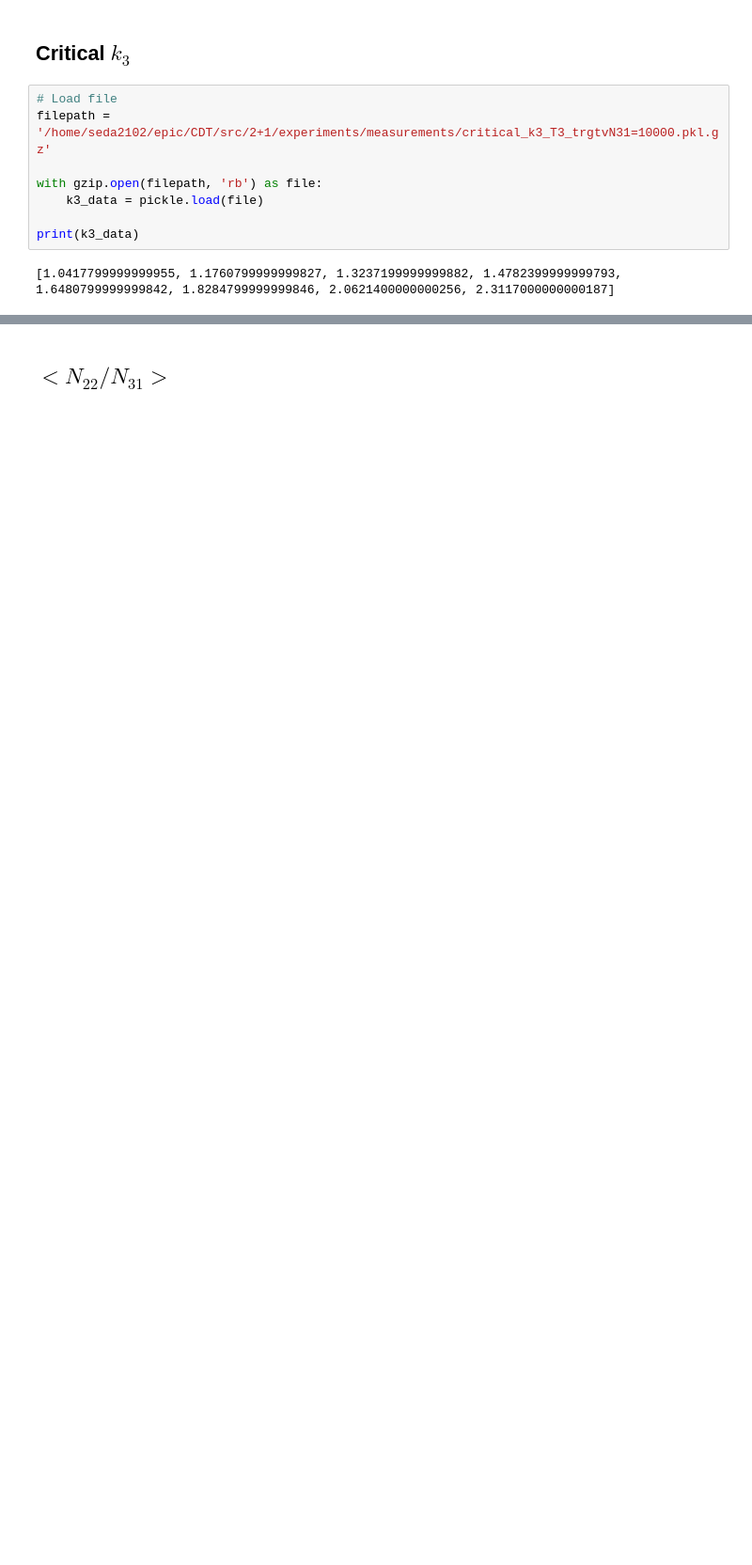
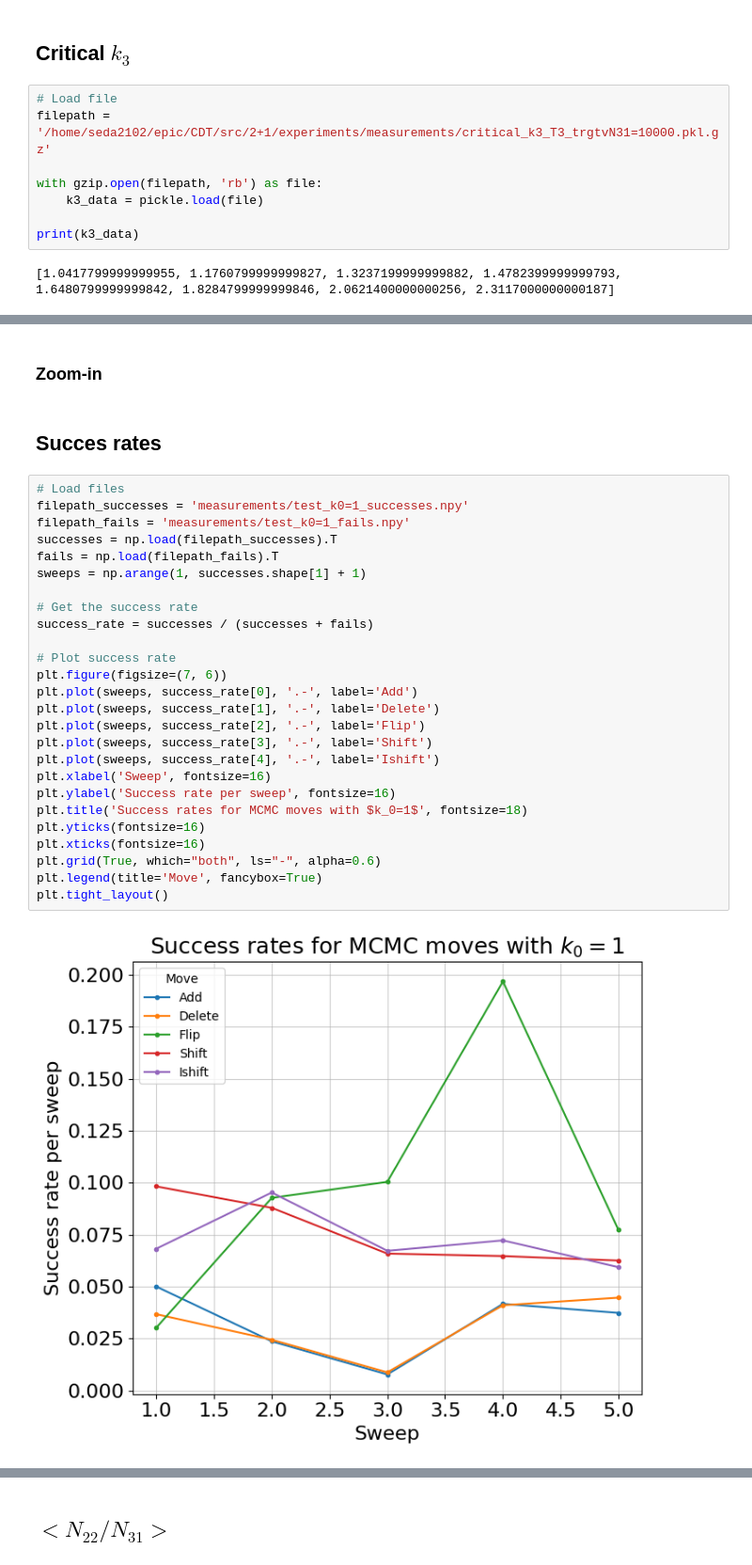
Before and after one commit to sedadenboer/CDT, a Jupyter notebook: src/2+1/experiments/analysis.ipynb, the cells around one changed output, grey strips where cells are left out. Shown: that part at 94% size. Cells and saved outputs as stored; diff of their text form; blank space fills up the shorter version.

```diff
--- a/src/2+1/experiments/analysis.ipynb
+++ b/src/2+1/experiments/analysis.ipynb
@@ -56,0 +78,32 @@ plt.tight_layout()
+# %% [markdown]
+### Zoom-in
+# %% [markdown]
+## Succes rates
+# %%
+# Load files
+filepath_successes = 'measurements/test_k0=1_successes.npy'
+filepath_fails = 'measurements/test_k0=1_fails.npy'
+successes = np.load(filepath_successes).T
+fails = np.load(filepath_fails).T
+sweeps = np.arange(1, successes.shape[1] + 1)
+
+# Get the success rate
+success_rate = successes / (successes + fails)
+
+# Plot success rate
+plt.figure(figsize=(7, 6))
+plt.plot(sweeps, success_rate[0], '.-', label='Add')
+plt.plot(sweeps, success_rate[1], '.-', label='Delete')
+plt.plot(sweeps, success_rate[2], '.-', label='Flip')
+plt.plot(sweeps, success_rate[3], '.-', label='Shift')
+plt.plot(sweeps, success_rate[4], '.-', label='Ishift')
+plt.xlabel('Sweep', fontsize=16)
+plt.ylabel('Success rate per sweep', fontsize=16)
+plt.title('Success rates for MCMC moves with $k_0=1$', fontsize=18)
+plt.yticks(fontsize=16)
+plt.xticks(fontsize=16)
+plt.grid(True, which="both", ls="-", alpha=0.6)
+plt.legend(title='Move', fancybox=True)
+plt.tight_layout()
+# %% [output]
+[figure, added]
```
Also changed, not shown: parts of 18 cells of this notebook, 4 other files.
